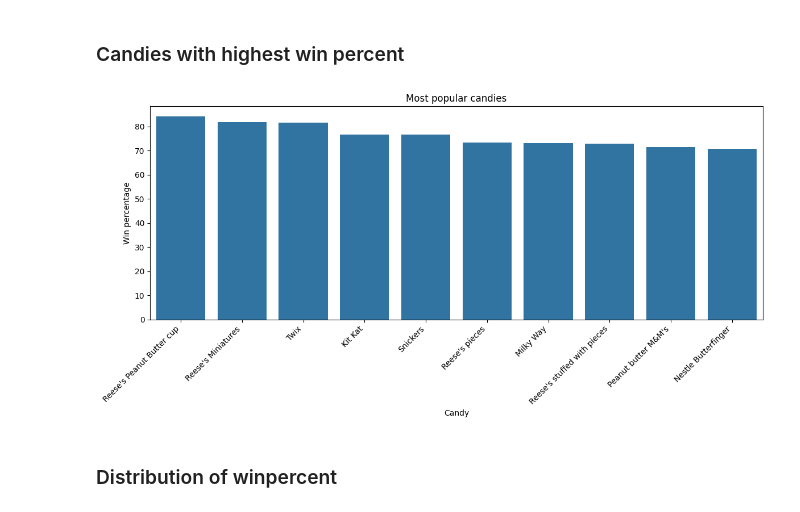
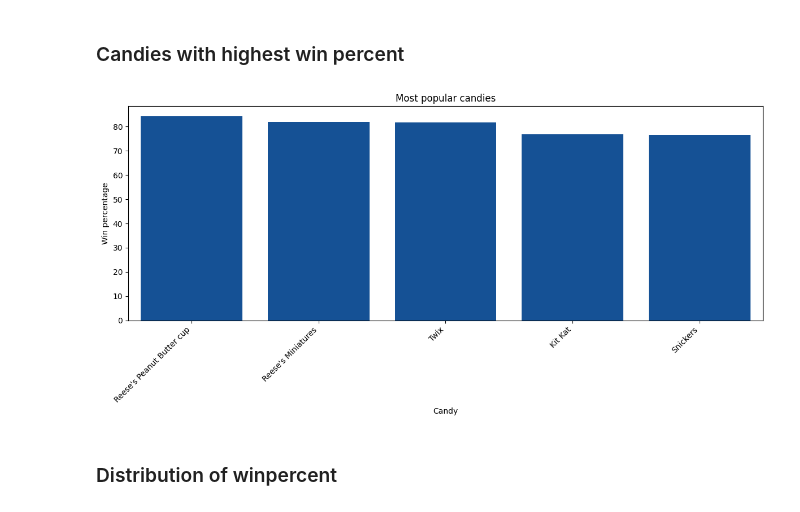
Before and after one commit to AronNemeth/lidl-case-study, a Jupyter notebook: notebooks/eda.ipynb, the cells around one changed output. Drawn from its saved outputs; the diff is of its cells as text; code cells hidden in the pictures.

```diff
--- a/notebooks/eda.ipynb
+++ b/notebooks/eda.ipynb
@@ -64,18 +64,19 @@ df.describe().T
 # %%
 plt.figure(figsize=(12, 6))
 sns.barplot(
-    data=df.nlargest(10, "winpercent"),
+    data=df.nlargest(5, "winpercent"),
     x="competitorname",
     y="winpercent",
+    color="#0050AA",
 )
 plt.xlabel("Candy")
 plt.ylabel("Win percentage")
 plt.title("Most popular candies")
 plt.xticks(rotation=45, ha="right")
 plt.tight_layout()
 plt.show()
 # %% [output]
-[figure, old version]
+[figure, new version]
 # %% [markdown]
 ### Distribution of winpercent
 # %%
```
Also changed, not shown: parts of 11 cells of this notebook, 6 other files.
